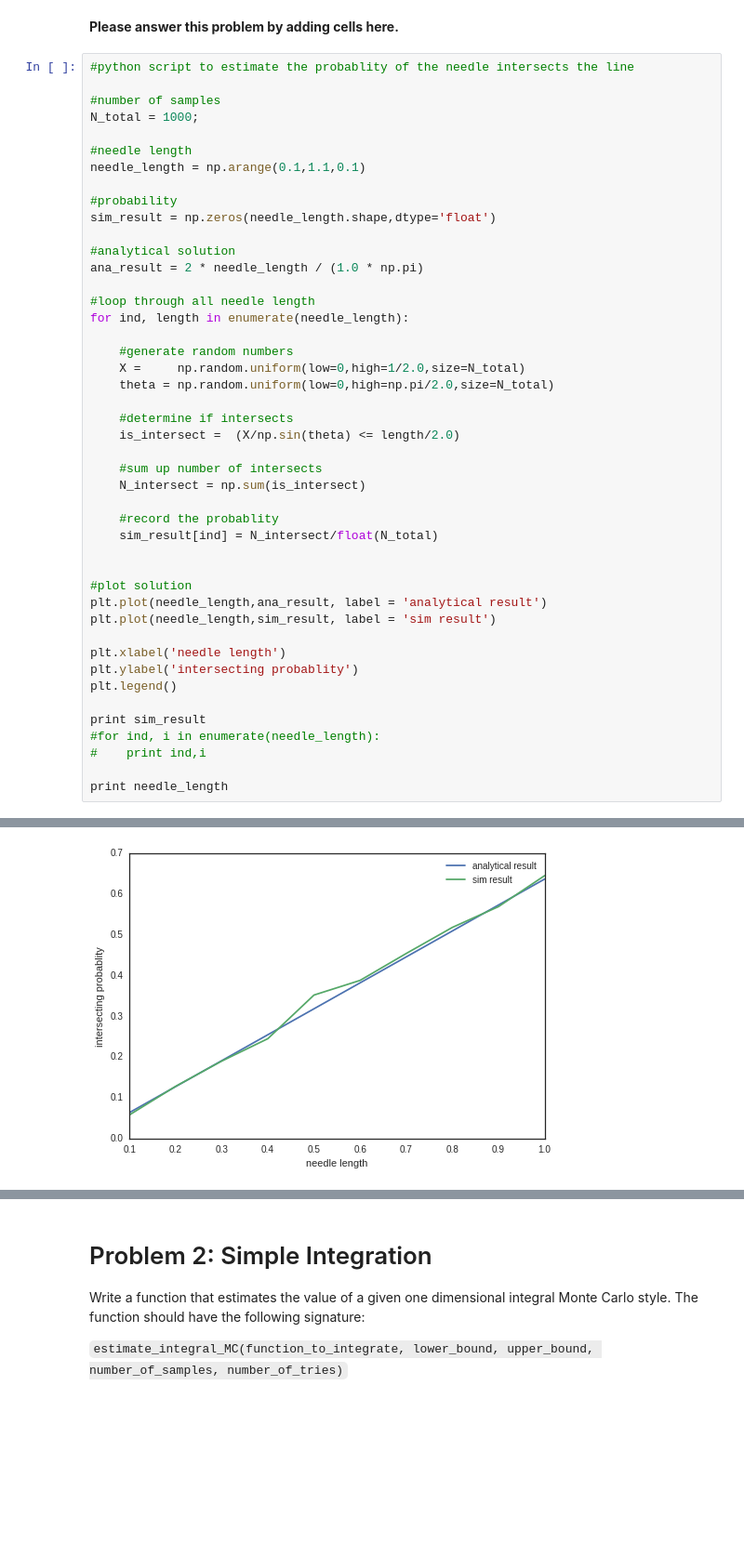
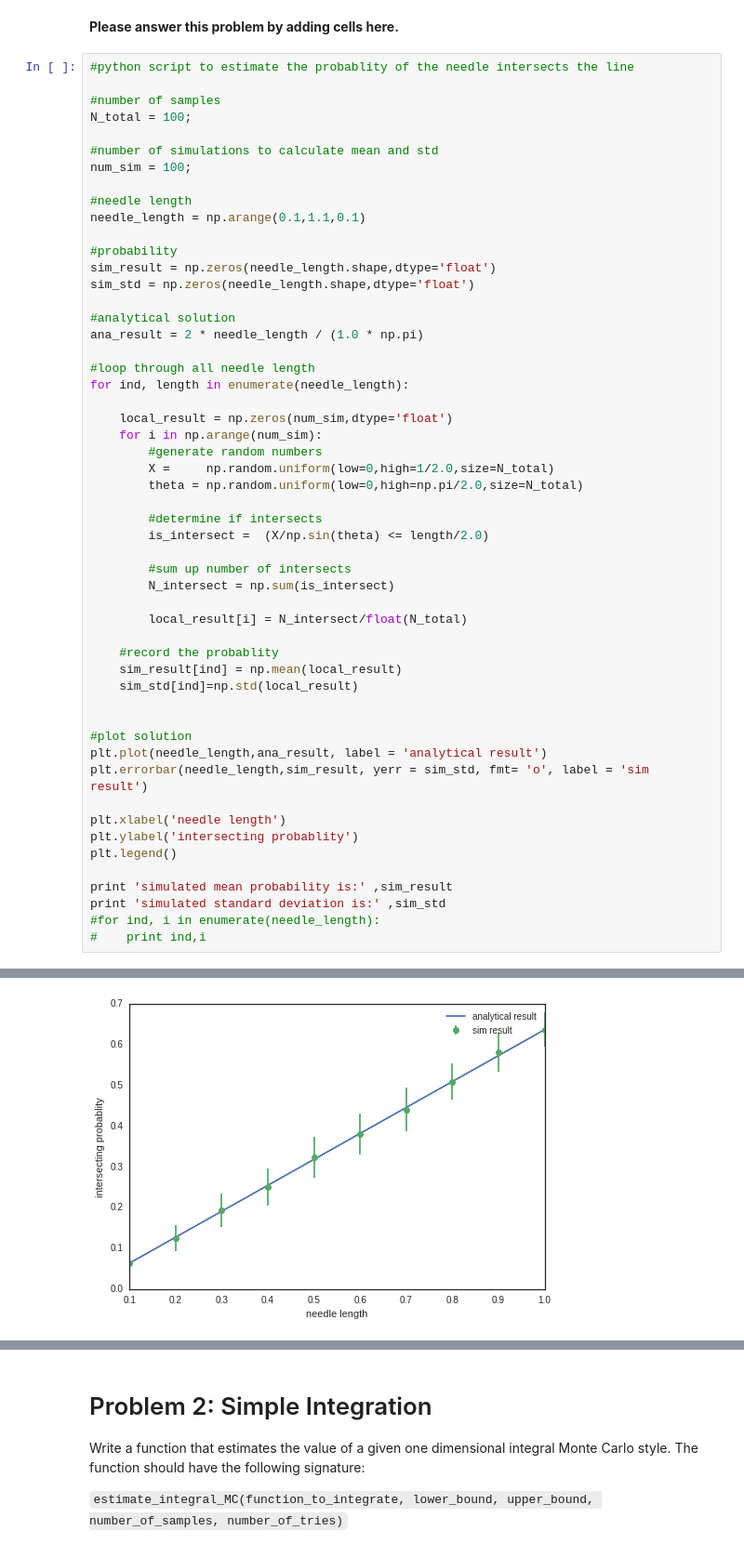
Before and after one commit to kevinchen1000/2016, a Jupyter notebook: Homework/AM207_yufengkevinchen_HW1.ipynb, the cells around one changed output, grey strips where cells are left out. Shown at 93% size. Cells and saved outputs as stored; diff of their text form; blank space fills up the shorter version.

```diff
--- a/Homework/AM207_yufengkevinchen_HW1.ipynb
+++ b/Homework/AM207_yufengkevinchen_HW1.ipynb
@@ -52,13 +52,17 @@ In a next step extend your simulation to a maximum needle length of 2 units, sti
 #python script to estimate the probablity of the needle intersects the line
 
 #number of samples
-N_total = 1000;
+N_total = 100;
+
+#number of simulations to calculate mean and std
+num_sim = 100;
 
 #needle length
 needle_length = np.arange(0.1,1.1,0.1)
 
 #probability
 sim_result = np.zeros(needle_length.shape,dtype='float')
+sim_std = np.zeros(needle_length.shape,dtype='float')
 
 #analytical solution
 ana_result = 2 * needle_length / (1.0 * np.pi)
@@ -66,31 +70,35 @@ ana_result = 2 * needle_length / (1.0 * np.pi)
 #loop through all needle length
 for ind, length in enumerate(needle_length):
 
-    #generate random numbers
-    X =     np.random.uniform(low=0,high=1/2.0,size=N_total)
-    theta = np.random.uniform(low=0,high=np.pi/2.0,size=N_total)
+    local_result = np.zeros(num_sim,dtype='float')
+    for i in np.arange(num_sim):
+        #generate random numbers
+        X =     np.random.uniform(low=0,high=1/2.0,size=N_total)
+        theta = np.random.uniform(low=0,high=np.pi/2.0,size=N_total)
 
-    #determine if intersects
-    is_intersect =  (X/np.sin(theta) <= length/2.0)
+        #determine if intersects
+        is_intersect =  (X/np.sin(theta) <= length/2.0)
 
-    #sum up number of intersects
-    N_intersect = np.sum(is_intersect)
+        #sum up number of intersects
+        N_intersect = np.sum(is_intersect)
+
+        local_result[i] = N_intersect/float(N_total)
 
     #record the probablity
-    sim_result[ind] = N_intersect/float(N_total)
+    sim_result[ind] = np.mean(local_result)
+    sim_std[ind]=np.std(local_result)
 
 
 #plot solution
 plt.plot(needle_length,ana_result, label = 'analytical result')
-plt.plot(needle_length,sim_result, label = 'sim result')
+plt.errorbar(needle_length,sim_result, yerr = sim_std, fmt= 'o', label = 'sim result')
 
 plt.xlabel('needle length')
 plt.ylabel('intersecting probablity')
 plt.legend()
 
-print sim_result
+print 'simulated mean probability is:' ,sim_result
+print 'simulated standard deviation is:' ,sim_std
 #for ind, i in enumerate(needle_length):
 #    print ind,i
-
-print needle_length
 # %% [output]
@@ -99 +109 @@ print needle_length
-[figure, old version]
+[figure, new version]
```
Also changed, not shown: parts of 3 cells of this notebook.
